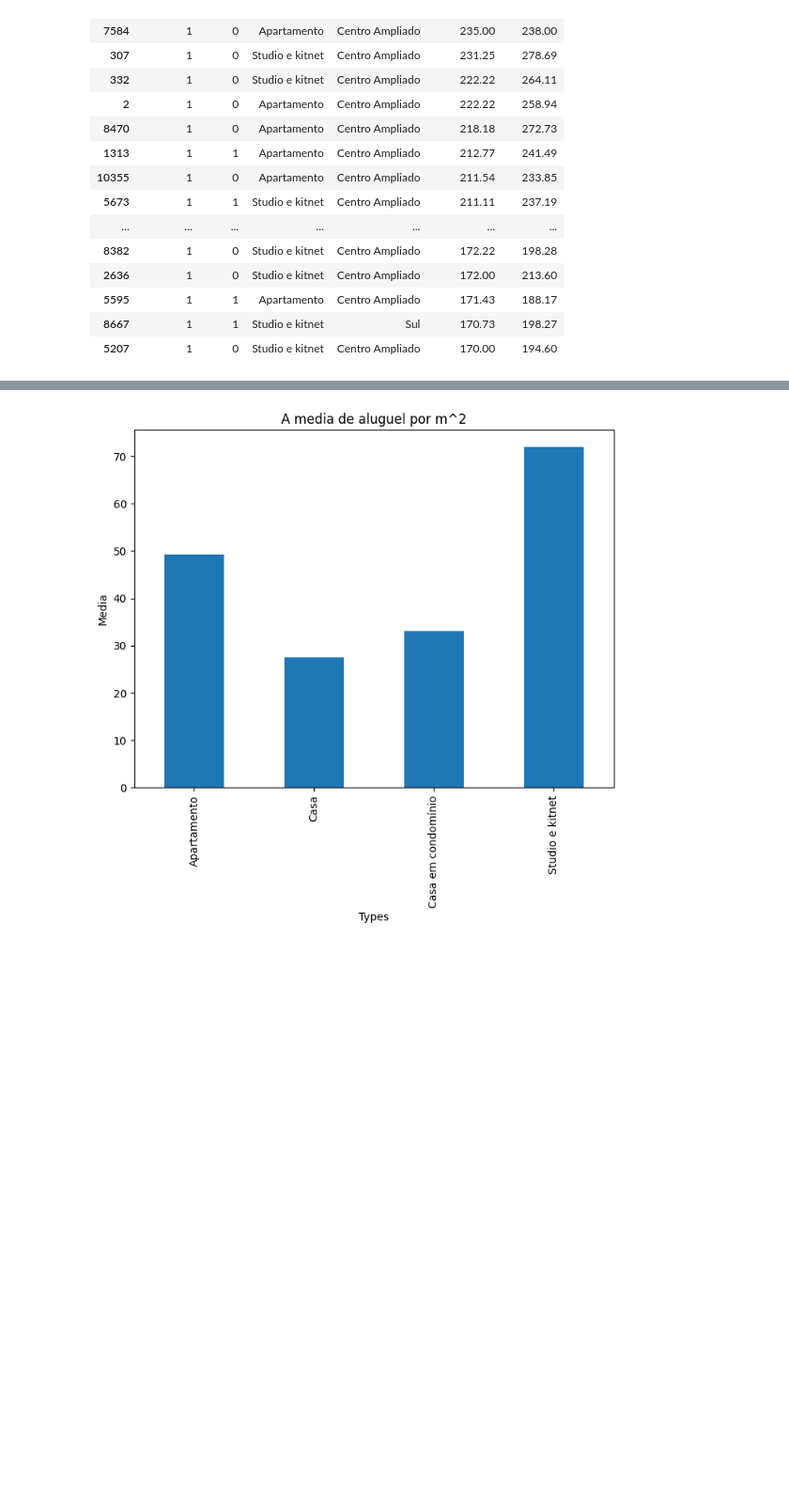
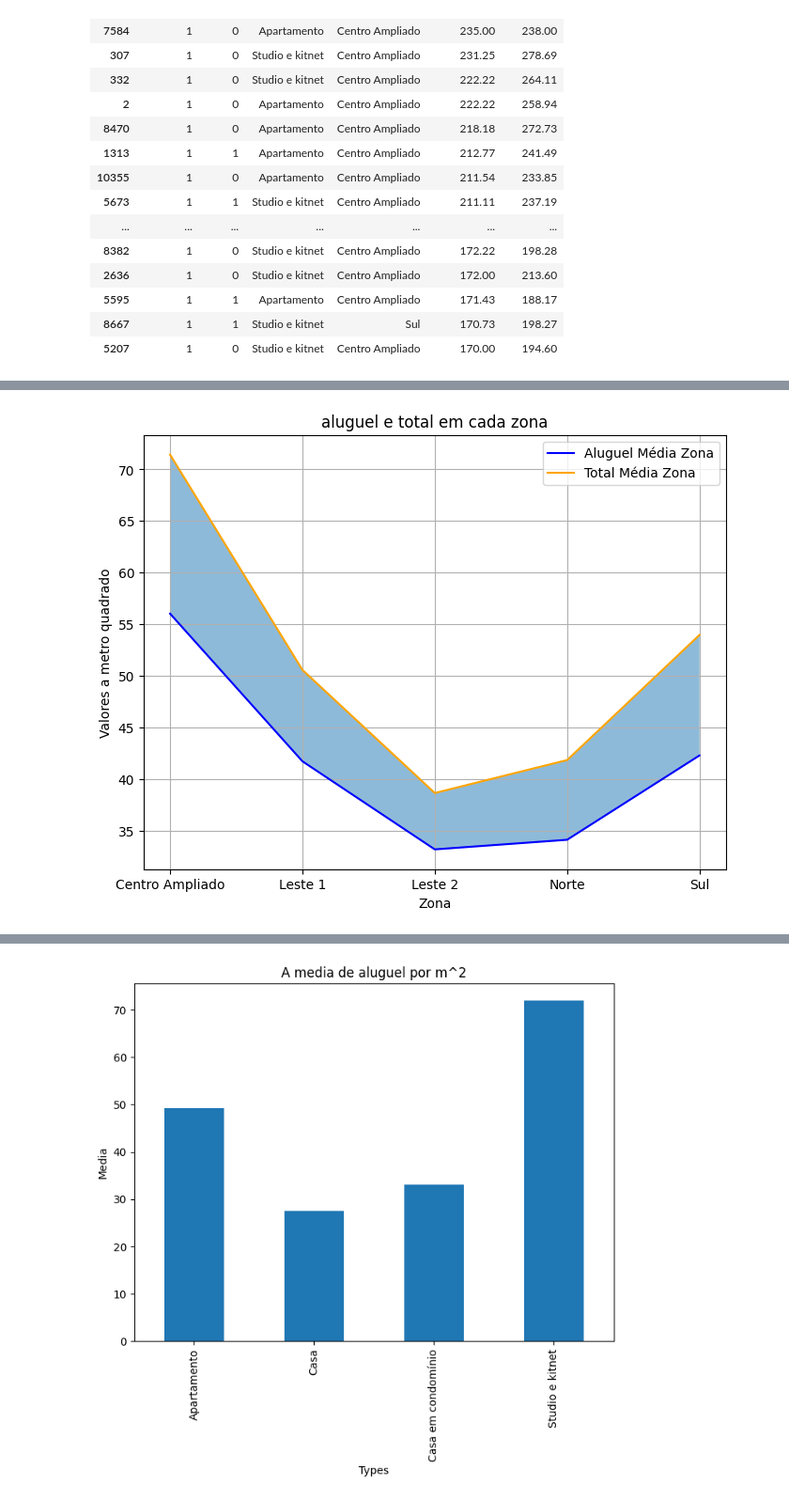
Before and after one commit to kimju03/aluguel-de-casa-em-SP, a Jupyter notebook: analise.ipynb, the cells around one changed output, grey strips where cells are left out. Shown: that part at 94% size. Saved outputs shown, nothing was run; the diff lists cells and outputs as text; code cells hidden in the pictures; blank space fills up the shorter version.

Commit message:
plotagem de graficos

```diff
--- a/analise.ipynb
+++ b/analise.ipynb
@@ -542,3 +544,11 @@ data1.head(50)
 | 5595 | 1 | 1 | Apartamento | Centro Ampliado | 171.43 | 188.17 |
 | 8667 | 1 | 1 | Studio e kitnet | Sul | 170.73 | 198.27 |
 | 5207 | 1 | 0 | Studio e kitnet | Centro Ampliado | 170.00 | 194.60 |
+# %%
+#Achar medias do aluguel por metro quadrado da cada zona
+aluguel_media_zona=data1.groupby('Zona')['aluguel/area'].mean()
+print(aluguel_media_zona)
+
+#Achar medias do total por metro quadrado da cada zona
+total_media_zona=data1.groupby('Zona')['total/area'].mean()
+print(total_media_zona)
@@ -544,0 +570,4 @@ data1.head(50)
+# %%
+#Criar dataframe para plotar graficos
+data_hipotese1= pd.DataFrame({"aluguel_media_zona":aluguel_media_zona, "total_media_zona": total_media_zona})
+data_hipotese1.head()
@@ -544,0 +582,14 @@ data1.head(50)
+# %%
+# Plotar o Gráfico de Área
+plt.figure(figsize=(8, 6))
+plt.plot(data_hipotese1.index, data_hipotese1['aluguel_media_zona'], label='Aluguel Média Zona', color='blue')
+plt.plot(data_hipotese1.index, data_hipotese1['total_media_zona'], label='Total Média Zona', color='orange')
+plt.fill_between(data_hipotese1.index, data_hipotese1['aluguel_media_zona'], data_hipotese1['total_media_zona'], alpha=0.5)
+plt.xlabel('Zona')
+plt.ylabel('Valores a metro quadrado')
+plt.title('aluguel e total em cada zona')
+plt.legend()
+plt.grid(True)
+plt.show()
+# %% [output]
+[figure, added]
```
Also changed, not shown: parts of 23 cells of this notebook, 2 other files.
